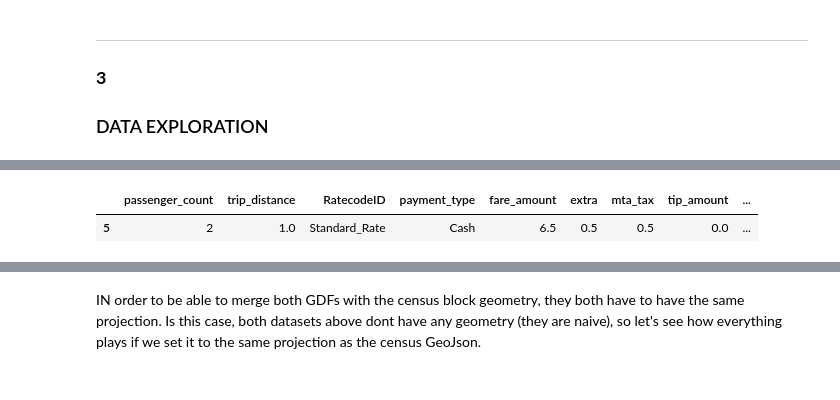
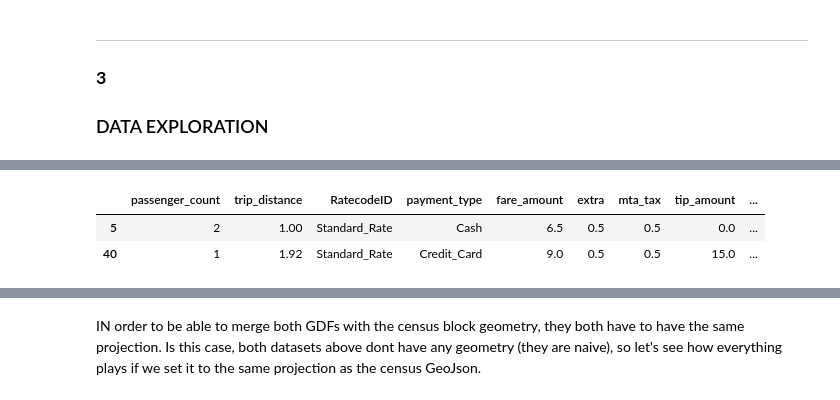
Before and after one commit to LAMDAMielgo/nyc_taxis, a Jupyter notebook: notebooks/EDA_02.ipynb, the cells around one changed output, grey strips where cells are left out. Cells and saved outputs as stored; diff of their text form; code cells hidden in the pictures.

```diff
--- a/notebooks/EDA_02.ipynb
+++ b/notebooks/EDA_02.ipynb
@@ -186,9 +355,10 @@ df_columns = [col for col in df_all.columns if not re.findall('geometry', col)]
 # %%
 df_columns = [col for col in df_all.columns if not re.findall('geometry', col)]
 
-nyc_pìckups = gpd.GeoDataFrame(df_all[df_columns], geometry = df_all['pickup_geometry']); display(nyc_pìckups.head(1))
-nyc_dropoffs = gpd.GeoDataFrame(df_all[df_columns], geometry = df_all['dropoff_geometry']); display(nyc_dropoffs.head(1))
+nyc_pìckups = gpd.GeoDataFrame(df_all[df_columns], geometry = df_all['pickup_geometry']); display(nyc_pìckups.head(2));
+nyc_dropoffs = gpd.GeoDataFrame(df_all[df_columns], geometry = df_all['dropoff_geometry']); display(nyc_dropoffs.head(2));
 # %% [output]
 |  | passenger_count | trip_distance | RatecodeID | payment_type | fare_amount | extra | mta_tax | tip_amount | ... |
-| 5 | 2 | 1.0 | Standard_Rate | Cash | 6.5 | 0.5 | 0.5 | 0.0 | ... |
+| 5 | 2 | 1.00 | Standard_Rate | Cash | 6.5 | 0.5 | 0.5 | 0.0 | ... |
+| 40 | 1 | 1.92 | Standard_Rate | Credit_Card | 9.0 | 0.5 | 0.5 | 15.0 | ... |
 |  | passenger_count | trip_distance | RatecodeID | payment_type | fare_amount | extra | mta_tax | tip_amount | ... |
```
Also changed, not shown: parts of 11 cells of this notebook, 1 other file.
